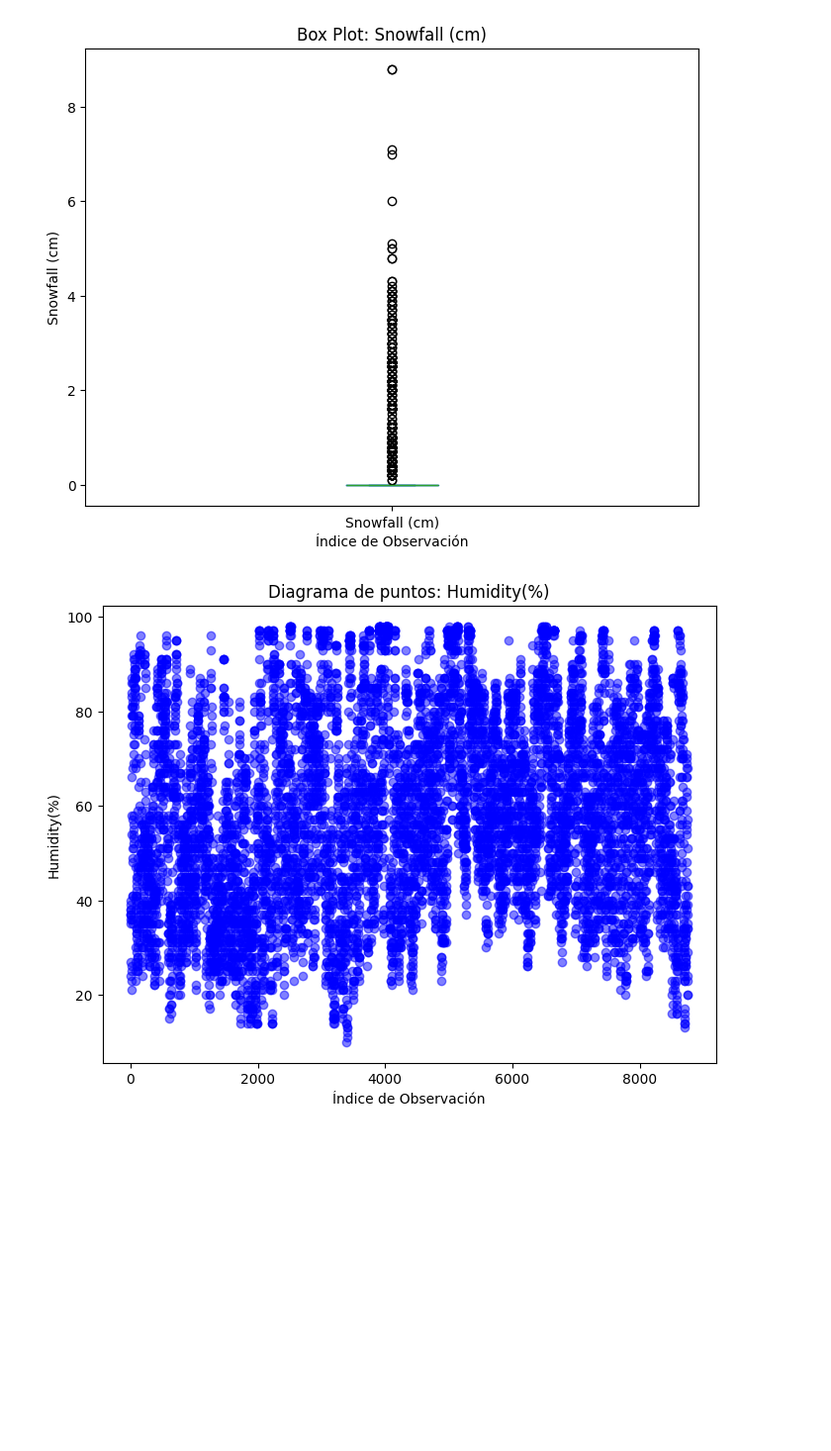
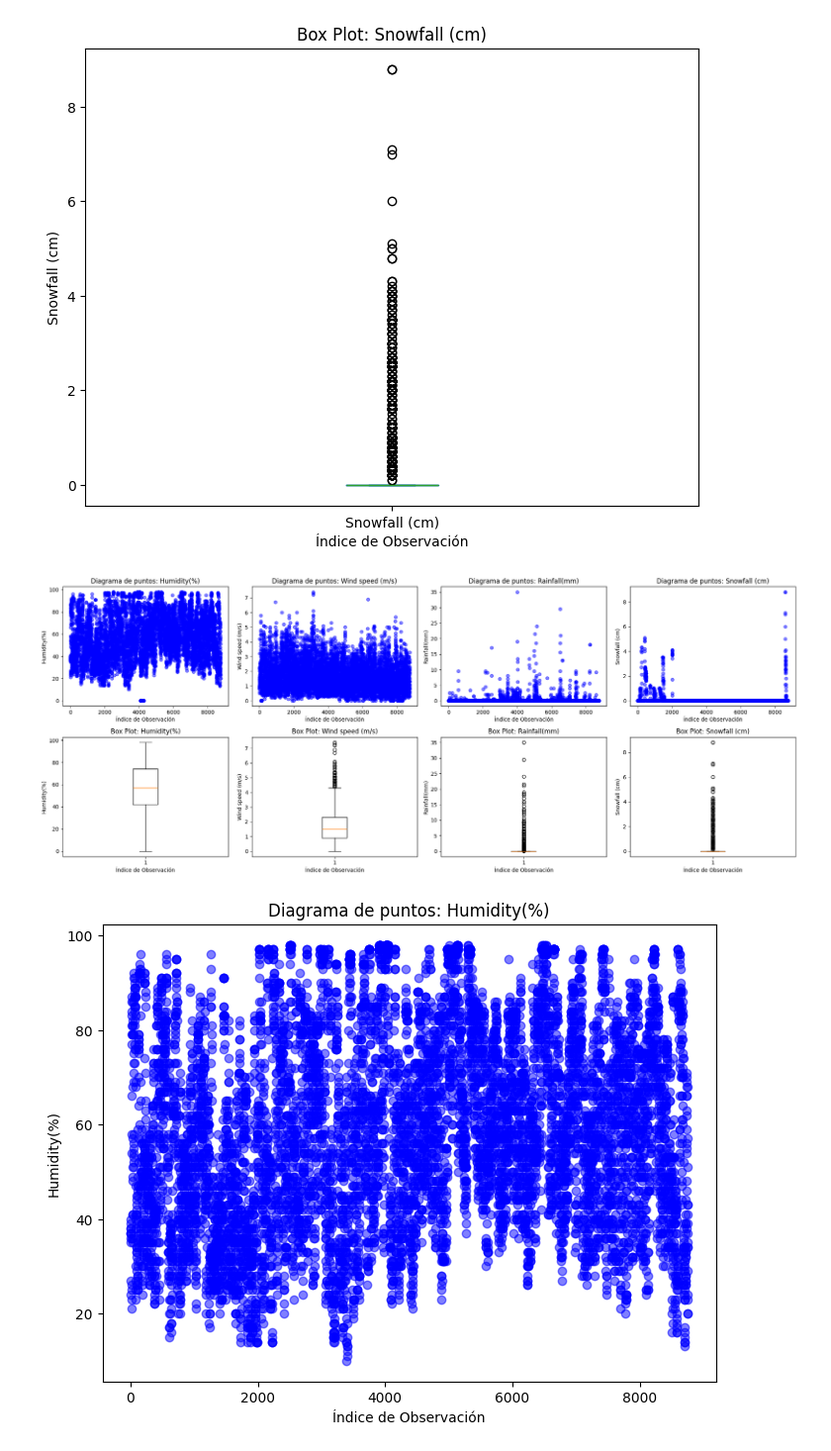
Before and after one commit to jerussi123/Proyectos, a Jupyter notebook: proyecto_1/Soporte_Limpieza.ipynb, the cells around one changed output. Shown at 99% size. Drawn from its saved outputs; the diff is of its cells as text; code cells hidden in the pictures; blank space fills up the shorter version.

Commit message:
Arreglar diagramas reporte limpieza

```diff
--- a/proyecto_1/Soporte_Limpieza.ipynb
+++ b/proyecto_1/Soporte_Limpieza.ipynb
@@ -133,6 +133,55 @@ for column in numeric_variables.columns:
 [figure]
 [figure]
 [figure]
+# %%
+fig, axs = plt.subplots(2, 4, figsize=(20, 8))
+
+axs[0,0].scatter(data.index, data["Humidity(%)"], alpha=0.5, color='blue')
+axs[0,0].set_title("Diagrama de puntos: Humidity(%)")
+axs[0,0].set_xlabel("Índice de Observación")
+axs[0,0].set_ylabel("Humidity(%)")
+
+axs[0,1].scatter(data.index, data["Wind speed (m/s)"], alpha=0.5, color='blue')
+axs[0,1].set_title("Diagrama de puntos: Wind speed (m/s)")
+axs[0,1].set_xlabel("Índice de Observación")
+axs[0,1].set_ylabel("Wind speed (m/s)")
+
+axs[0,2].scatter(data.index, data["Rainfall(mm)"], alpha=0.5, color='blue')
+axs[0,2].set_title("Diagrama de puntos: Rainfall(mm)")
+axs[0,2].set_xlabel("Índice de Observación")
+axs[0,2].set_ylabel("Rainfall(mm)")
+
+axs[0,3].scatter(data.index, data["Snowfall (cm)"], alpha=0.5, color='blue')
+axs[0,3].set_title("Diagrama de puntos: Snowfall (cm)")
+axs[0,3].set_xlabel("Índice de Observación")
+axs[0,3].set_ylabel("Snowfall (cm)")
+
+
+axs[1,0].boxplot(data["Humidity(%)"])
+axs[1,0].set_title("Box Plot: Humidity(%)")
+axs[1,0].set_xlabel("Índice de Observación")
+axs[1,0].set_ylabel("Humidity(%)")
+
+axs[1,1].boxplot(data["Wind speed (m/s)"])
+axs[1,1].set_title("Box Plot: Wind speed (m/s)")
+axs[1,1].set_xlabel("Índice de Observación")
+axs[1,1].set_ylabel("Wind speed (m/s)")
+
+axs[1,2].boxplot(data["Rainfall(mm)"])
+axs[1,2].set_title("Box Plot: Rainfall(mm)")
+axs[1,2].set_xlabel("Índice de Observación")
+axs[1,2].set_ylabel("Rainfall(mm)")
+
+axs[1,3].boxplot(data["Snowfall (cm)"])
+axs[1,3].set_title("Box Plot: Snowfall (cm)")
+axs[1,3].set_xlabel("Índice de Observación")
+axs[1,3].set_ylabel("Snowfall (cm)")
+
+plt.tight_layout()
+plt.savefig("Ejemplo Limpieza Reporte")
+plt.show()
+# %% [output]
+[figure, added]
 # %%
 data2 = data[data["Humidity(%)"] >= 5]
 
```
Also changed, not shown: 1 other file.
